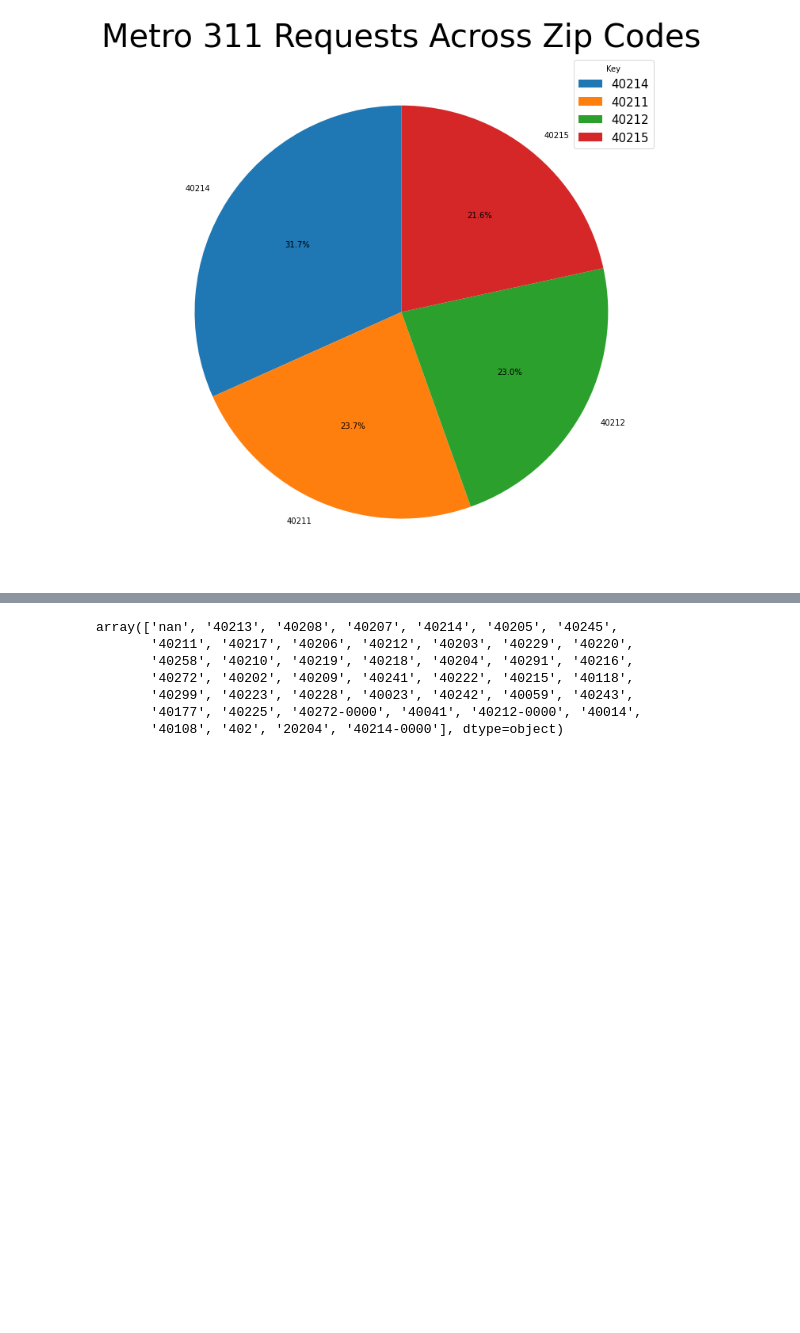
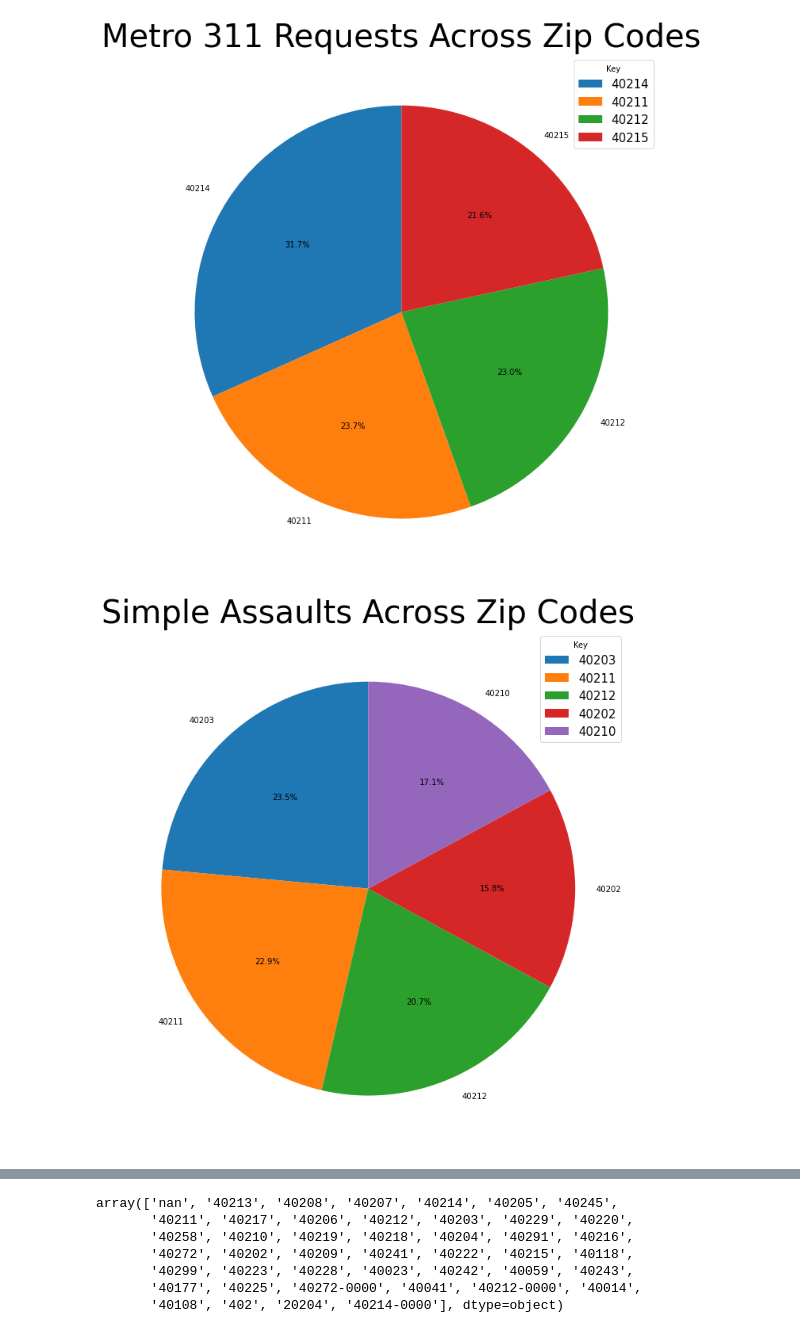
Before and after one commit to ZakM2000/Criminal_Analysis, a Jupyter notebook: Notebooks/LMPD_Crime_Analytics.ipynb, the cells around one changed output, grey strips where cells are left out. Drawn from its saved outputs; the diff is of its cells as text; code cells hidden in the pictures; blank space fills up the shorter version.

```diff
--- a/Notebooks/LMPD_Crime_Analytics.ipynb
+++ b/Notebooks/LMPD_Crime_Analytics.ipynb
@@ -1345,6 +1345,29 @@ plt.legend(
 plt.show()
 # %% [output]
 [figure]
+# %%
+plt.figure(figsize=(20,12))
+plt.gcf().set_facecolor("white")
+plt.pie(
+    Fight_Night["count"].values,
+    labels=Fight_Night["zip_code"].values,
+    autopct="%1.1f%%",
+    startangle=90
+)
+
+plt.title("Simple Assaults Across Zip Codes",
+          fontsize=40)
+
+plt.legend(
+    labels = Fight_Night["zip_code"],
+    loc="upper right",
+    title="Key",
+    fontsize=15
+)
+
+plt.show()
+# %% [output]
+[figure, added]
 # %%
 LMPD_311_Analytics.head()
 # %% [output]
```
Also changed, not shown: parts of 6 cells of this notebook, 3 other files.
